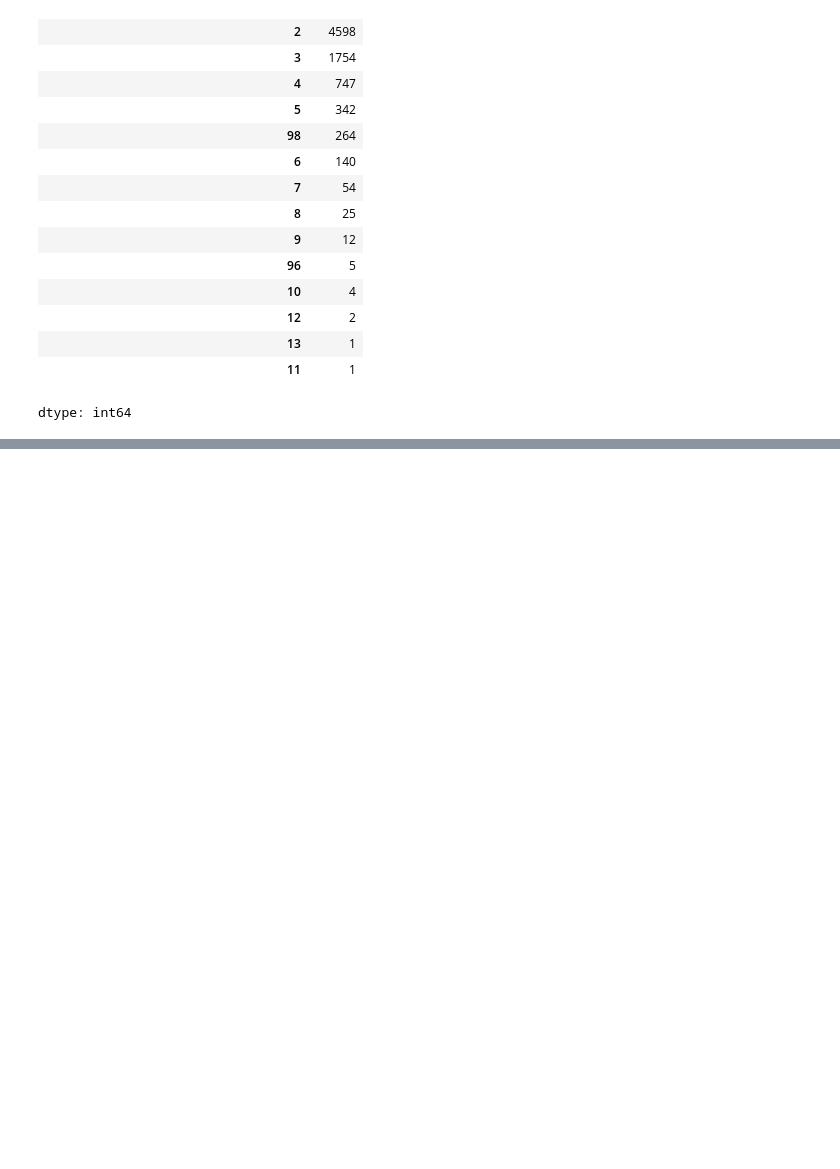
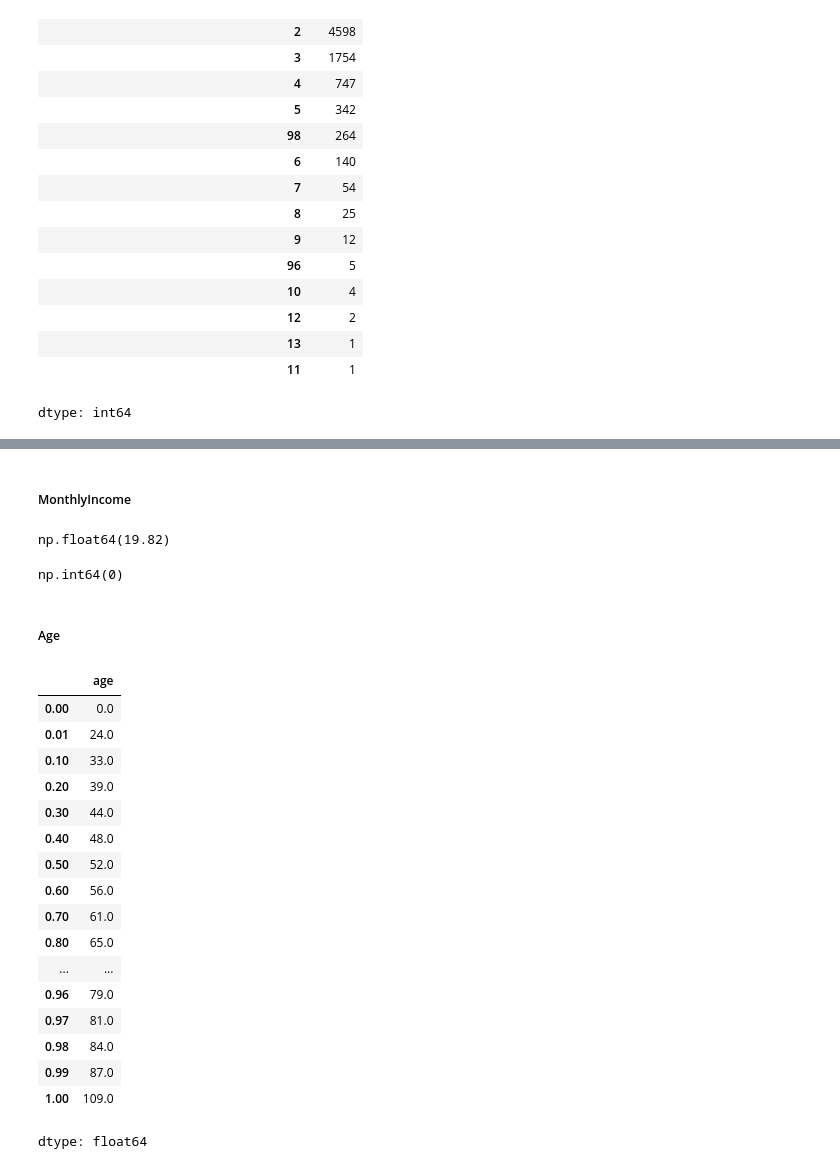
Before and after one commit to Sneha-sharma26/credit-risk-modeling, a Jupyter notebook: dataPreprocessing.ipynb, the cells around one changed output, grey strips where cells are left out. Drawn from its saved outputs; the diff is of its cells as text; code cells hidden in the pictures; blank space fills up the shorter version.

Commit message:
Data Cleaning

```diff
--- a/dataPreprocessing.ipynb
+++ b/dataPreprocessing.ipynb
@@ -459,0 +535,48 @@ dtype: int64
+# %% [markdown]
+##### MonthlyIncome
+# %%
+# To find the missing value % in monthly income
+
+loans['MonthlyIncome'].isnull().sum()
+round(loans['MonthlyIncome'].isnull().sum()/len(loans) * 100, 2)
+
+# Once identified where missing values exist, the next task usually is to fill them (data imputation). Depending upon the context,
+# in this case, since here only 20% data is missing, I'm assigning median value to all those positions where missing value is present
+# %% [output]
+np.float64(19.82)
+# %%
+loans['MonthlyIncome_new']=loans['MonthlyIncome']
+
+loans.loc[loans['MonthlyIncome'].isnull(), 'MonthlyIncome_new'] = loans['MonthlyIncome'].median()
+round(loans['MonthlyIncome_new'].describe())
+
+loans['MonthlyIncome_new'].isnull().sum()   # 0 -> no value is missing now
+# %% [output]
+np.int64(0)
+# %% [markdown]
+##### Age
+# %%
+loans["age"].quantile([0, 0.01,0.1,0.2,0.3,0.4,0.5,0.6,0.7,0.8,0.90,0.93,0.94,0.95,0.96,0.97,0.98,0.99,1])
+
+# Max Age - 80 (suppose it's decided as per bussiness context)
+# 1% Outliers are on the Low Side   (Min. value(0.00) of age = 0 &  0.01 -> 24.0 (Less than 1% people have age less than 24))
+# 3% Outliers are ont The High Side  (from 0.97, age > 80 -> 3% data is outlier)
+# %% [output]
+|  | age |
+| 0.00 | 0.0 |
+| 0.01 | 24.0 |
+| 0.10 | 33.0 |
+| 0.20 | 39.0 |
+| 0.30 | 44.0 |
+| 0.40 | 48.0 |
+| 0.50 | 52.0 |
+| 0.60 | 56.0 |
+| 0.70 | 61.0 |
+| 0.80 | 65.0 |
+| ... | ... |
+| 0.96 | 79.0 |
+| 0.97 | 81.0 |
+| 0.98 | 84.0 |
+| 0.99 | 87.0 |
+| 1.00 | 109.0 |
+dtype: float64
```
Also changed, not shown: parts of 10 cells of this notebook.
